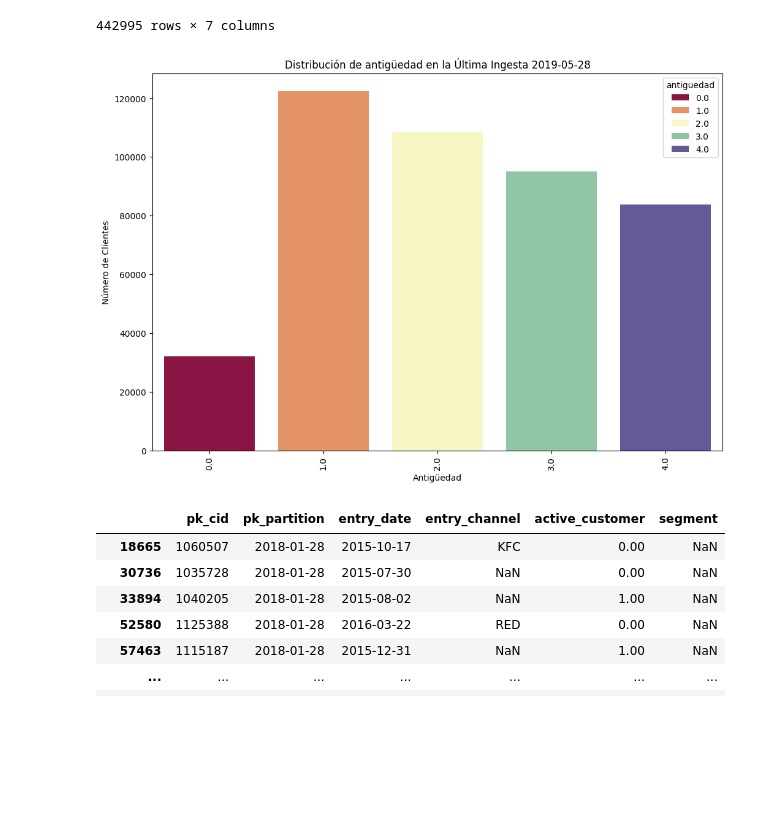
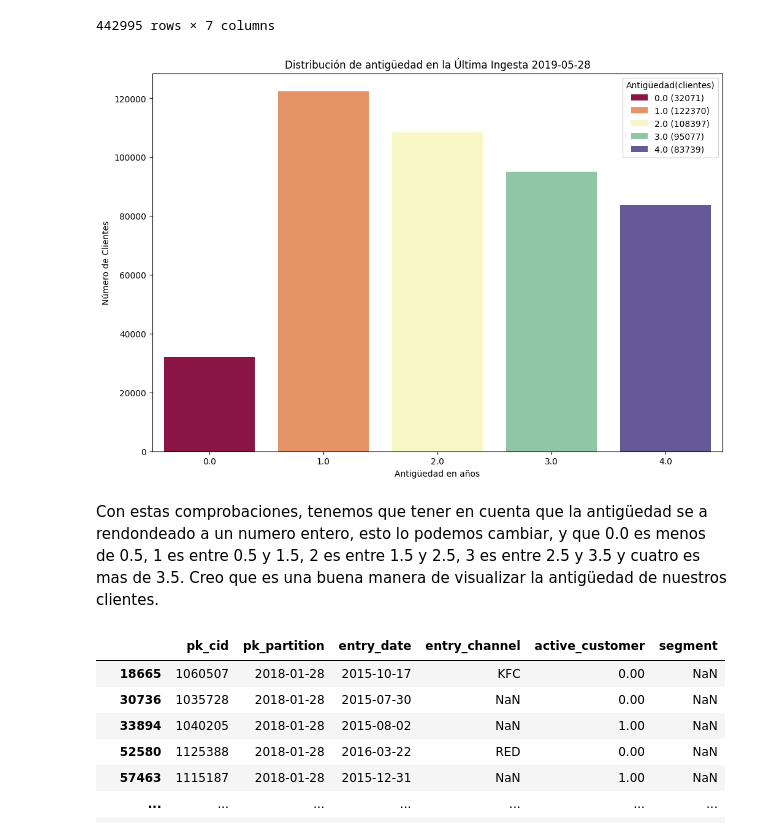
Before and after one commit to jascicz/easy_money_Project, a Jupyter notebook: david-Proyecto.ipynb, the cells around one changed output. Cells and saved outputs as stored; diff of their text form; code cells hidden in the pictures; blank space fills up the shorter version.

```diff
--- a/david-Proyecto.ipynb
+++ b/david-Proyecto.ipynb
@@ -482,20 +482,31 @@ df_filtered_last
 # %%
 # Contar la distribución de valores en 'segment' y 'active_customer'
 antiguedad_counts = df_filtered_last.groupby(['antiguedad']).size().reset_index(name='count')
 
 
 # Crear el gráfico de barras apiladas para la distribución de segment
 plt.figure(figsize=(12, 8))
 sns.barplot(x='antiguedad', y='count', hue='antiguedad', data=antiguedad_counts , palette='Spectral')
 
+# Modificar la leyenda para mostrar el número de clientes por clase
+handles, labels = barplot.get_legend_handles_labels()
+
+# Crear nuevas etiquetas con el número de clientes
+new_labels = [f'{label} ({antiguedad_counts.loc[antiguedad_counts["antiguedad"] == float(label), "count"].values[0]})' for label in labels]
+
+# Asignar las nuevas etiquetas a la leyenda
+plt.legend(handles, new_labels, title='Antigüedad(clientes)')
+
 # Añadir etiquetas y título
-plt.xlabel('Antigüedad')
+plt.xlabel('Antigüedad en años')
 plt.ylabel('Número de Clientes')
 plt.title('Distribución de antigüedad en la Última Ingesta 2019-05-28')
-plt.xticks(rotation=90)
+plt.xticks(rotation=0)
 plt.show()
 # %% [output]
-[figure, old version]
+[figure, new version]
+# %% [markdown]
+Con estas comprobaciones, tenemos que tener en cuenta que la antigüedad se a rendondeado a un numero entero, esto lo podemos cambiar, y que 0.0 es menos de 0.5, 1 es entre 0.5 y 1.5, 2 es entre 1.5 y 2.5, 3 es entre 2.5 y 3.5 y cuatro es mas de 3.5. Creo que es una buena manera de visualizar la antigüedad de nuestros clientes.
 # %%
 df_c[df_c["segment"].isna()]
 # %% [output]
```
